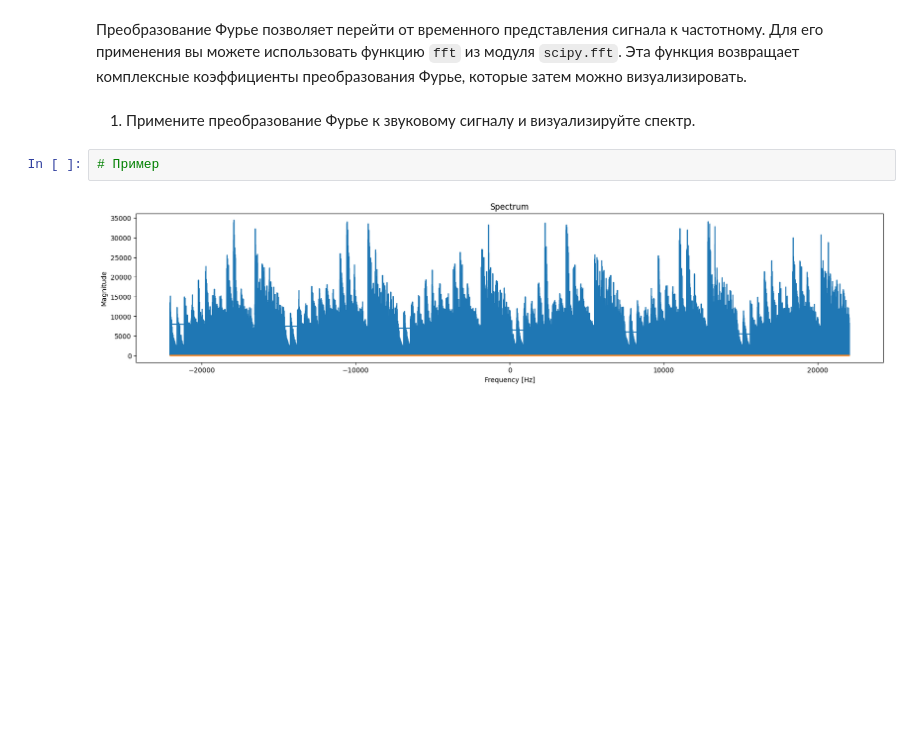
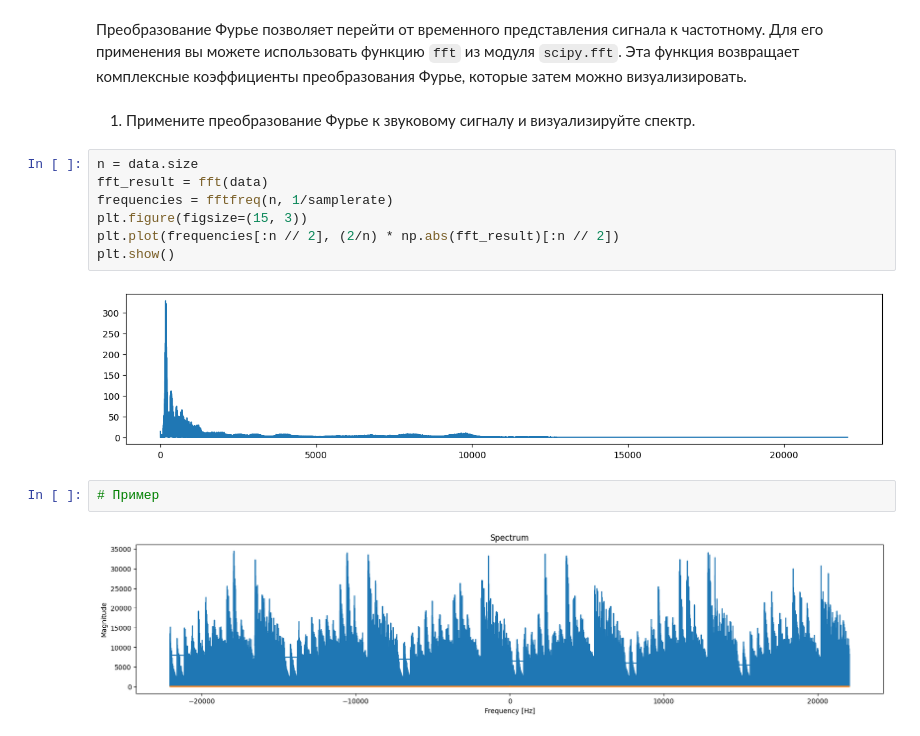
Before and after one commit to ilyak0n/comp_math, a Jupyter notebook: 10. Генерация сигналов и преобразования Фурье/Практическая_работа_№10_Генерация_сигналов_и_преобразования_Фурье.ipynb, the cells around one changed output. Cells and saved outputs as stored; diff of their text form; blank space fills up the shorter version.

```diff
--- a/10. Генерация сигналов и преобразования Фурье/Практическая_работа_№10_Генерация_сигналов_и_преобразования_Фурье.ipynb
+++ b/10. Генерация сигналов и преобразования Фурье/Практическая_работа_№10_Генерация_сигналов_и_преобразования_Фурье.ipynb
@@ -304,6 +316,15 @@ from scipy.io import wavfile
 Преобразование Фурье позволяет перейти от временного представления сигнала к частотному. Для его применения вы можете использовать функцию `fft` из модуля `scipy.fft`. Эта функция возвращает комплексные коэффициенты преобразования Фурье, которые затем можно визуализировать.
 # %% [markdown]
 1. Примените преобразование Фурье к звуковому сигналу и визуализируйте спектр.
+# %%
+n = data.size
+fft_result = fft(data)
+frequencies = fftfreq(n, 1/samplerate)
+plt.figure(figsize=(15, 3))
+plt.plot(frequencies[:n // 2], (2/n) * np.abs(fft_result)[:n // 2])
+plt.show()
+# %% [output]
+[figure, added]
 # %%
 # Пример
 # %% [output]
```
Also changed, not shown: parts of 7 cells of this notebook.
